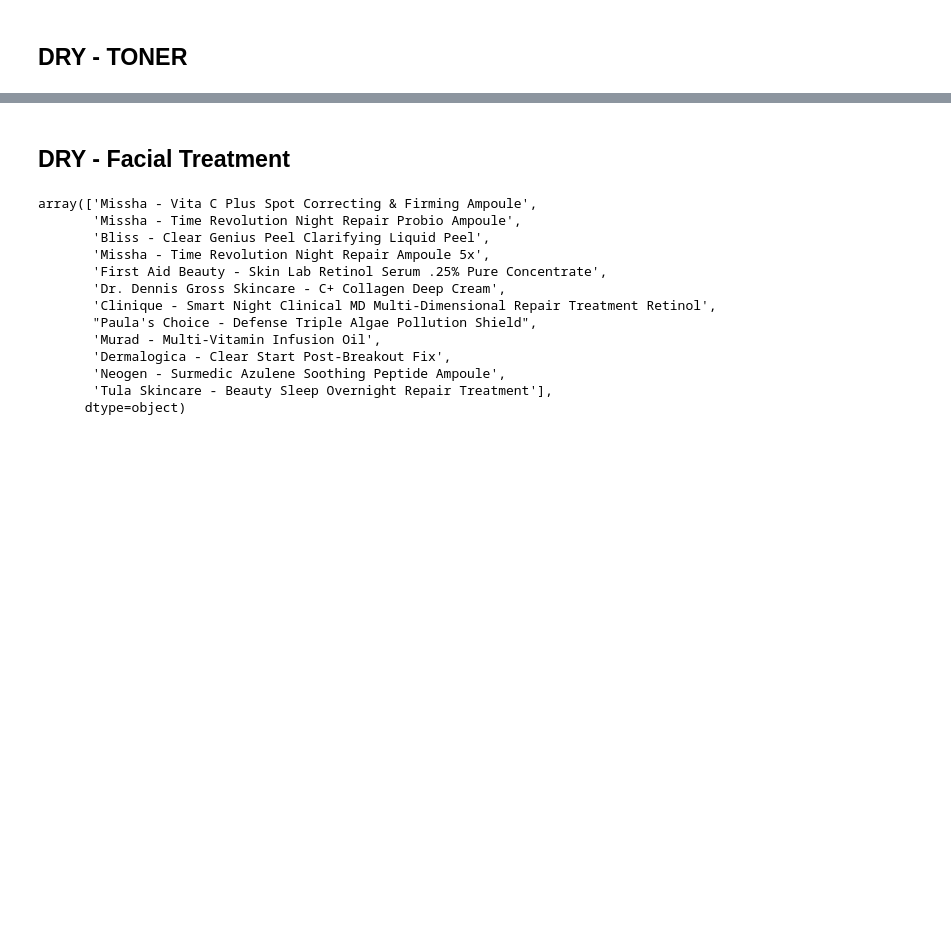
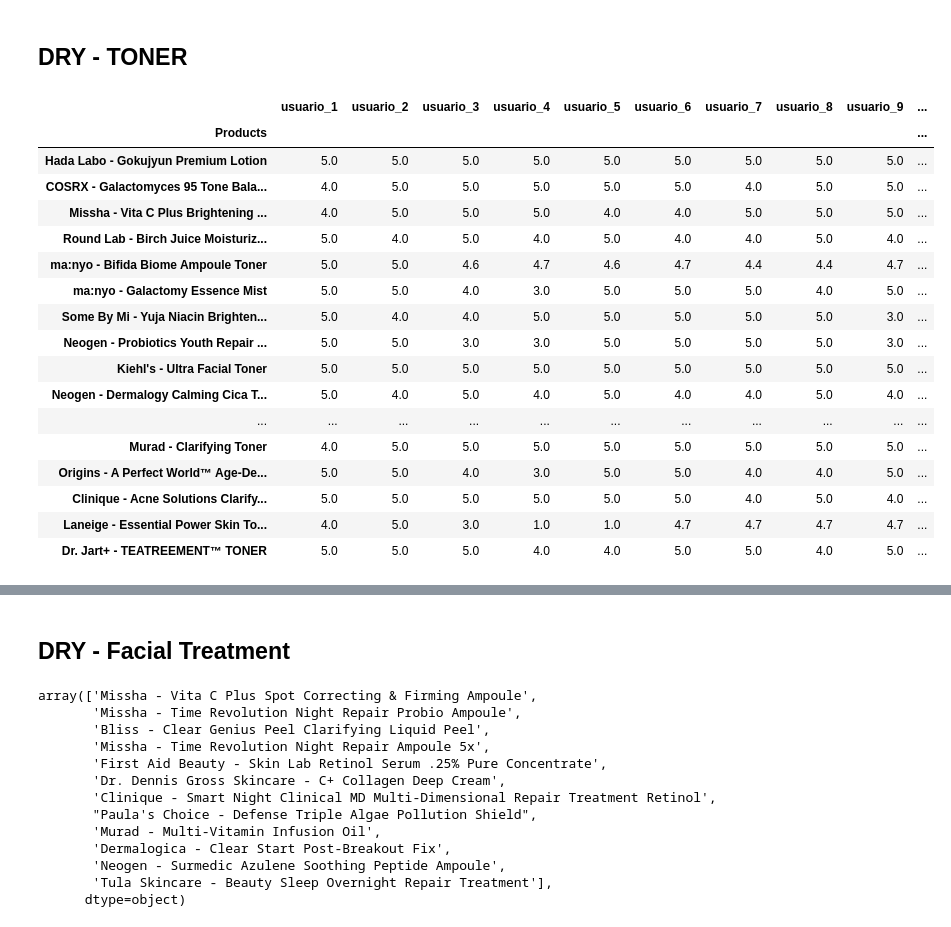
Before and after one commit to cristina-apostol/Skinbot-ML, a Jupyter notebook: SKINCARE ROUTINE FOR DRY SKIN .ipynb, the cells around one changed output, grey strips where cells are left out. Saved outputs shown, nothing was run; the diff lists cells and outputs as text; code cells hidden in the pictures; blank space fills up the shorter version.

Commit message:
skin

```diff
--- a/SKINCARE ROUTINE FOR DRY SKIN .ipynb
+++ b/SKINCARE ROUTINE FOR DRY SKIN .ipynb
@@ -274,5 +274,26 @@ filtro= skincare.loc[(skincare.Skin == 'dry') & (skincare.Type == 'Toner')]
 dry_toner=filtro.set_index('Products')
 
 dry_toner = dry_toner.drop(columns= ['Type', 'Skin'], axis=1)
+# %%
+dry_toner
+# %% [output]
+|  | usuario_1 | usuario_2 | usuario_3 | usuario_4 | usuario_5 | usuario_6 | usuario_7 | usuario_8 | usuario_9 | ... |
+| Products |  |  |  |  |  |  |  |  |  | ... |
+| Hada Labo - Gokujyun Premium Lotion | 5.0 | 5.0 | 5.0 | 5.0 | 5.0 | 5.0 | 5.0 | 5.0 | 5.0 | ... |
+| COSRX - Galactomyces 95 Tone Bala... | 4.0 | 5.0 | 5.0 | 5.0 | 5.0 | 5.0 | 4.0 | 5.0 | 5.0 | ... |
+| Missha - Vita C Plus Brightening ... | 4.0 | 5.0 | 5.0 | 5.0 | 4.0 | 4.0 | 5.0 | 5.0 | 5.0 | ... |
+| Round Lab - Birch Juice Moisturiz... | 5.0 | 4.0 | 5.0 | 4.0 | 5.0 | 4.0 | 4.0 | 5.0 | 4.0 | ... |
+| ma:nyo - Bifida Biome Ampoule Toner | 5.0 | 5.0 | 4.6 | 4.7 | 4.6 | 4.7 | 4.4 | 4.4 | 4.7 | ... |
+| ma:nyo - Galactomy Essence Mist | 5.0 | 5.0 | 4.0 | 3.0 | 5.0 | 5.0 | 5.0 | 4.0 | 5.0 | ... |
+| Some By Mi - Yuja Niacin Brighten... | 5.0 | 4.0 | 4.0 | 5.0 | 5.0 | 5.0 | 5.0 | 5.0 | 3.0 | ... |
+| Neogen - Probiotics Youth Repair ... | 5.0 | 5.0 | 3.0 | 3.0 | 5.0 | 5.0 | 5.0 | 5.0 | 3.0 | ... |
+| Kiehl's - Ultra Facial Toner | 5.0 | 5.0 | 5.0 | 5.0 | 5.0 | 5.0 | 5.0 | 5.0 | 5.0 | ... |
+| Neogen - Dermalogy Calming Cica T... | 5.0 | 4.0 | 5.0 | 4.0 | 5.0 | 4.0 | 4.0 | 5.0 | 4.0 | ... |
+| ... | ... | ... | ... | ... | ... | ... | ... | ... | ... | ... |
+| Murad - Clarifying Toner | 4.0 | 5.0 | 5.0 | 5.0 | 5.0 | 5.0 | 5.0 | 5.0 | 5.0 | ... |
+| Origins - A Perfect World™ Age-De... | 5.0 | 5.0 | 4.0 | 3.0 | 5.0 | 5.0 | 4.0 | 4.0 | 5.0 | ... |
+| Clinique - Acne Solutions Clarify... | 5.0 | 5.0 | 5.0 | 5.0 | 5.0 | 5.0 | 4.0 | 5.0 | 4.0 | ... |
+| Laneige - Essential Power Skin To... | 4.0 | 5.0 | 3.0 | 1.0 | 1.0 | 4.7 | 4.7 | 4.7 | 4.7 | ... |
+| Dr. Jart+ - TEATREEMENT™ TONER | 5.0 | 5.0 | 5.0 | 4.0 | 4.0 | 5.0 | 5.0 | 4.0 | 5.0 | ... |
 # %%
 
```
Also changed, not shown: parts of 8 cells of this notebook, 3 other files.
